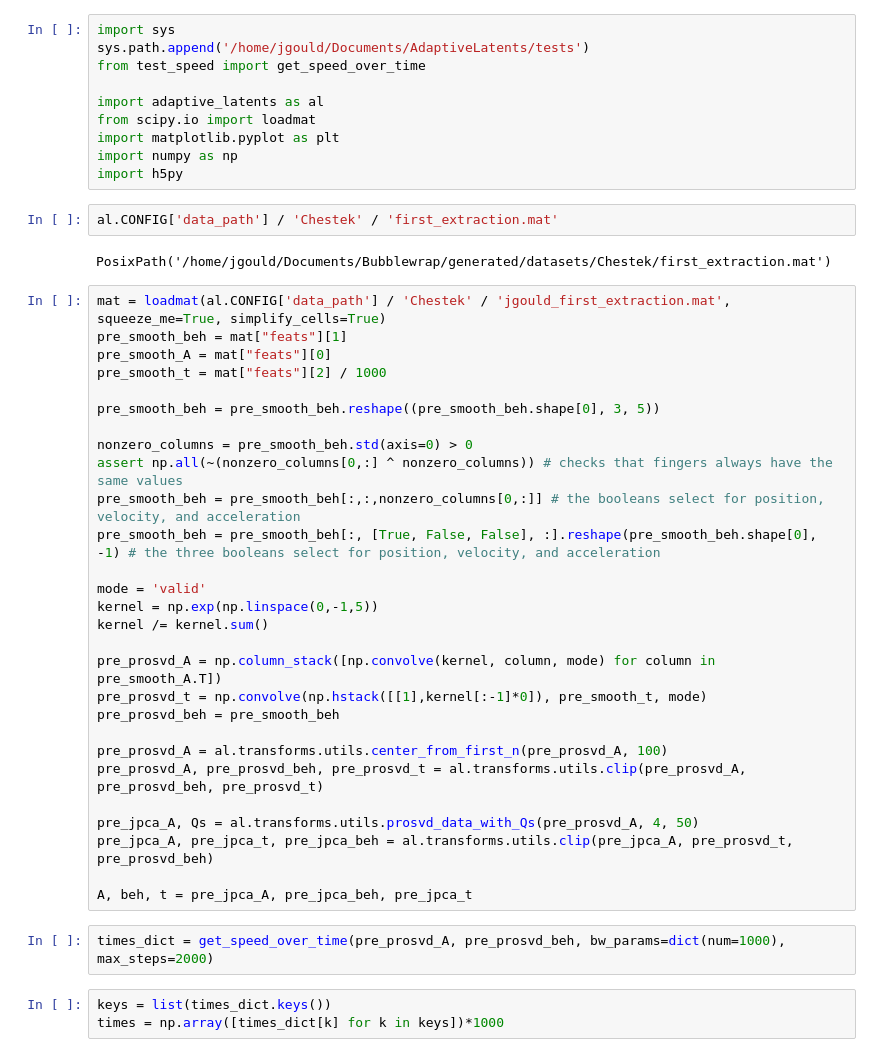
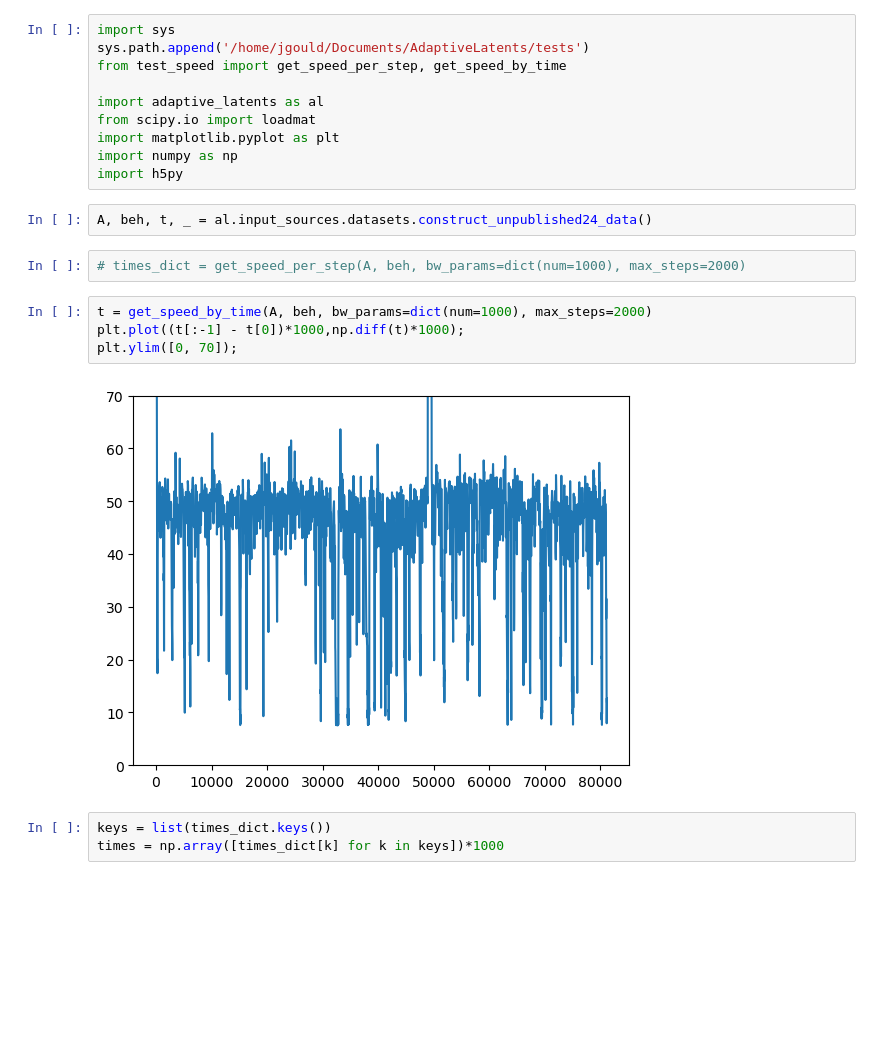
Before and after one commit to draeloslab/AdaptiveLatents, a Jupyter notebook: scripts/profiling.ipynb, the cells around one changed output. Saved outputs shown, nothing was run; the diff lists cells and outputs as text; blank space fills up the shorter version.

```diff
--- a/scripts/profiling.ipynb
+++ b/scripts/profiling.ipynb
@@ -1,7 +1,7 @@
 # %%
 import sys
 sys.path.append('/home/jgould/Documents/AdaptiveLatents/tests')
-from test_speed import get_speed_over_time
+from test_speed import get_speed_per_step, get_speed_by_time
 
 import adaptive_latents as al
 from scipy.io import loadmat
@@ -9,39 +9,15 @@ import matplotlib.pyplot as plt
 import numpy as np
 import h5py
 # %%
-al.CONFIG['data_path'] / 'Chestek' / 'first_extraction.mat'
+A, beh, t, _ = al.input_sources.datasets.construct_unpublished24_data()
-# %% [output]
-PosixPath('/home/jgould/Documents/Bubblewrap/generated/datasets/Chestek/first_extraction.mat')
-# %%
-mat = loadmat(al.CONFIG['data_path'] / 'Chestek' / 'jgould_first_extraction.mat', squeeze_me=True, simplify_cells=True)
-pre_smooth_beh = mat["feats"][1]
-pre_smooth_A = mat["feats"][0]
-pre_smooth_t = mat["feats"][2] / 1000
-
-pre_smooth_beh = pre_smooth_beh.reshape((pre_smooth_beh.shape[0], 3, 5))
-
-nonzero_columns = pre_smooth_beh.std(axis=0) > 0
-assert np.all(~(nonzero_columns[0,:] ^ nonzero_columns)) # checks that fingers always have the same values
-pre_smooth_beh = pre_smooth_beh[:,:,nonzero_columns[0,:]] # the booleans select for position, velocity, and acceleration
-pre_smooth_beh = pre_smooth_beh[:, [True, False, False], :].reshape(pre_smooth_beh.shape[0], -1) # the three booleans select for position, velocity, and acceleration
-
-mode = 'valid'
-kernel = np.exp(np.linspace(0,-1,5))
-kernel /= kernel.sum()
-
-pre_prosvd_A = np.column_stack([np.convolve(kernel, column, mode) for column in pre_smooth_A.T])
-pre_prosvd_t = np.convolve(np.hstack([[1],kernel[:-1]*0]), pre_smooth_t, mode)
-pre_prosvd_beh = pre_smooth_beh
-
-pre_prosvd_A = al.transforms.utils.center_from_first_n(pre_prosvd_A, 100)
-pre_prosvd_A, pre_prosvd_beh, pre_prosvd_t = al.transforms.utils.clip(pre_prosvd_A, pre_prosvd_beh, pre_prosvd_t)
-
-pre_jpca_A, Qs = al.transforms.utils.prosvd_data_with_Qs(pre_prosvd_A, 4, 50)
-pre_jpca_A, pre_jpca_t, pre_jpca_beh = al.transforms.utils.clip(pre_jpca_A, pre_prosvd_t, pre_prosvd_beh)
-
-A, beh, t = pre_jpca_A, pre_jpca_beh, pre_jpca_t
 # %%
-times_dict = get_speed_over_time(pre_prosvd_A, pre_prosvd_beh, bw_params=dict(num=1000), max_steps=2000)
+# times_dict = get_speed_per_step(A, beh, bw_params=dict(num=1000), max_steps=2000)
+# %%
+t = get_speed_by_time(A, beh, bw_params=dict(num=1000), max_steps=2000)
+plt.plot((t[:-1] - t[0])*1000,np.diff(t)*1000);
+plt.ylim([0, 70]);
+# %% [output]
+[figure, added]
 # %%
 keys = list(times_dict.keys())
 times = np.array([times_dict[k] for k in keys])*1000
```
Also changed, not shown: parts of 3 cells of this notebook, 11 other files.
